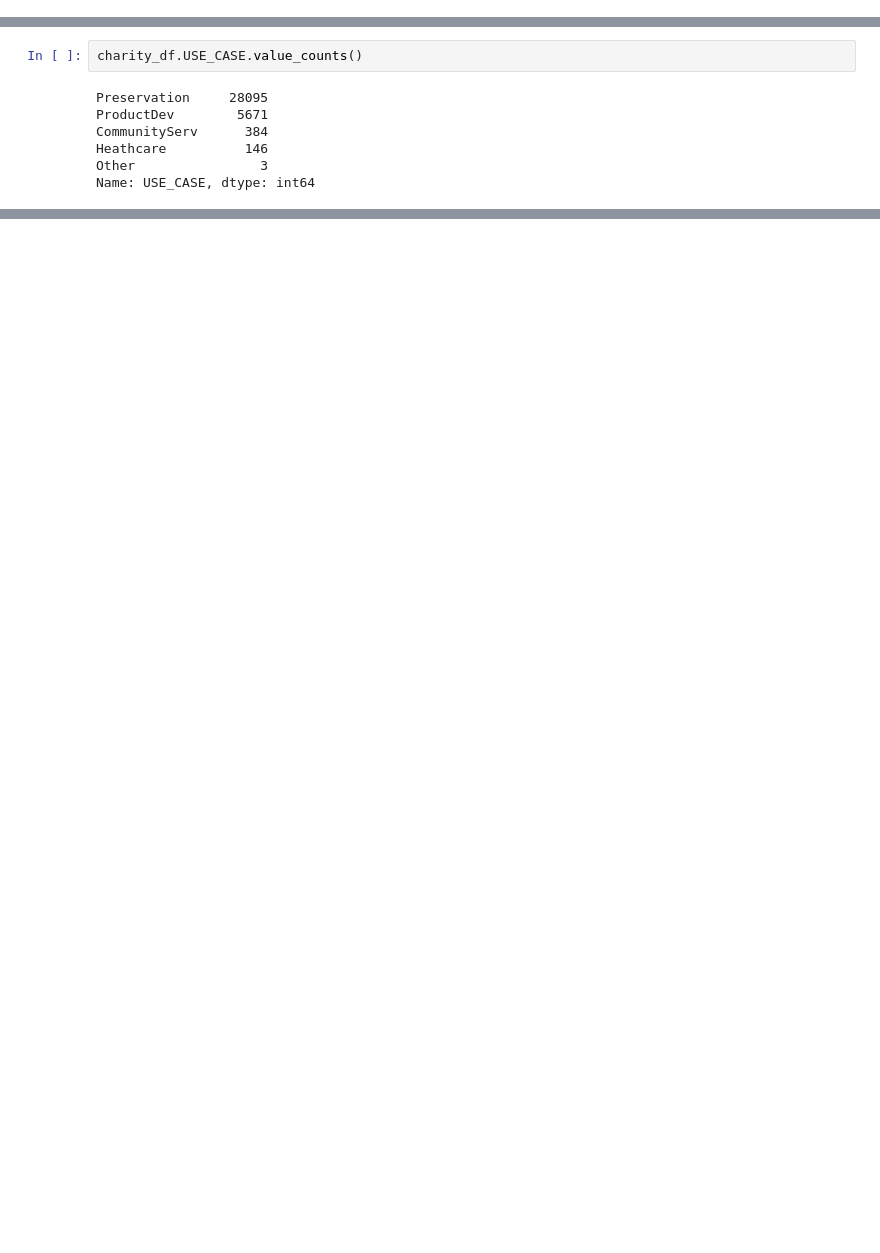
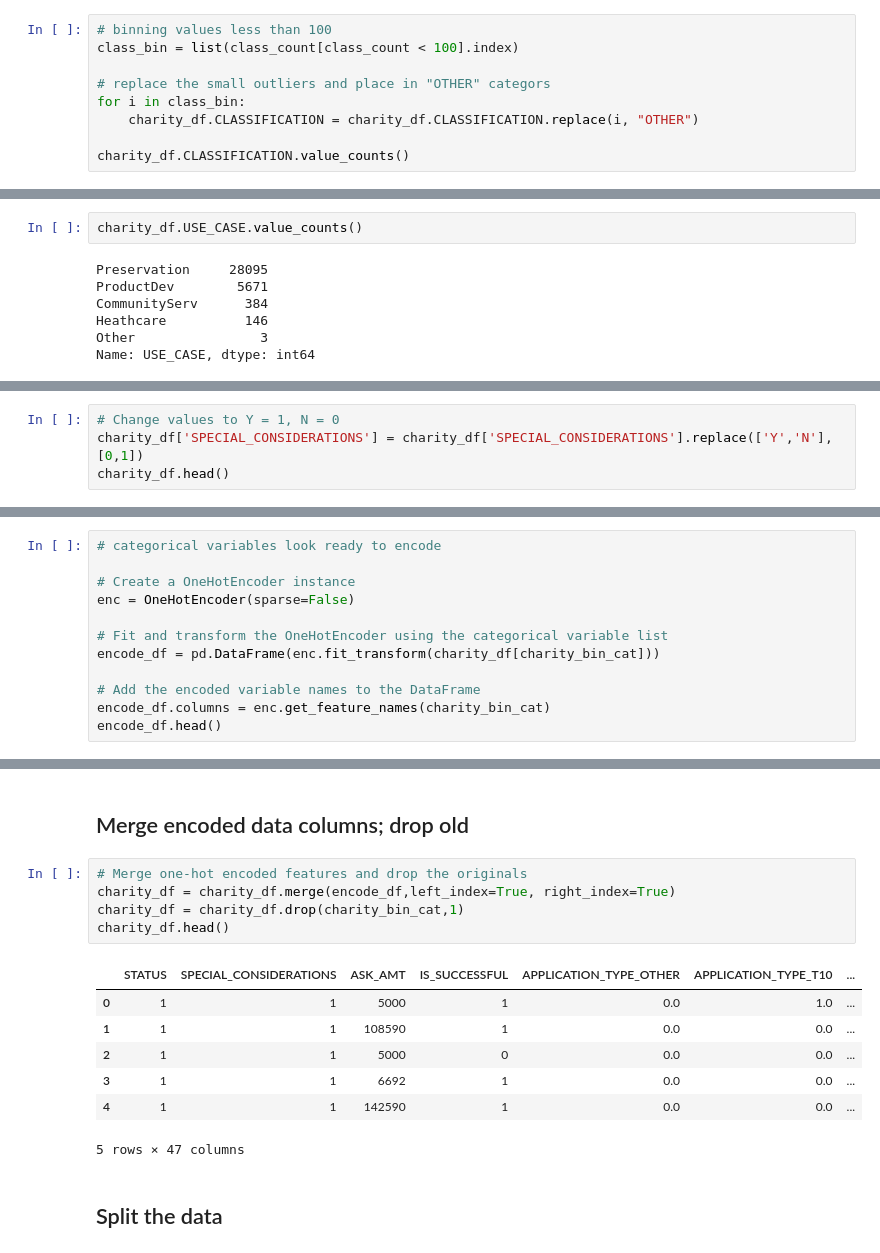
Before and after one commit to TrentBrunson/Neural_Networks, a Jupyter notebook: AlphabetSoupChall.ipynb, the cells around one changed output, grey strips where cells are left out. Cells and saved outputs as stored; diff of their text form; blank space fills up the shorter version.

```diff
--- a/AlphabetSoupChall.ipynb
+++ b/AlphabetSoupChall.ipynb
@@ -230,3 +226,12 @@ charity_df.CLASSIFICATION.value_counts().plot.density()
 # %% [output]
 <matplotlib.axes._subplots.AxesSubplot at 0x...>
 [figure]
+# %%
+# binning values less than 100
+class_bin = list(class_count[class_count < 100].index)
+
+# replace the small outliers and place in "OTHER" categors
+for i in class_bin:
+    charity_df.CLASSIFICATION = charity_df.CLASSIFICATION.replace(i, "OTHER")
+
+charity_df.CLASSIFICATION.value_counts()
@@ -241,0 +288,4 @@ Name: USE_CASE, dtype: int64
+# %%
+# Change values to Y = 1, N = 0
+charity_df['SPECIAL_CONSIDERATIONS'] = charity_df['SPECIAL_CONSIDERATIONS'].replace(['Y','N'], [0,1])
+charity_df.head()
@@ -241,0 +326,12 @@ Name: USE_CASE, dtype: int64
+# %%
+# categorical variables look ready to encode
+
+# Create a OneHotEncoder instance
+enc = OneHotEncoder(sparse=False)
+
+# Fit and transform the OneHotEncoder using the categorical variable list
+encode_df = pd.DataFrame(enc.fit_transform(charity_df[charity_bin_cat]))
+
+# Add the encoded variable names to the DataFrame
+encode_df.columns = enc.get_feature_names(charity_bin_cat)
+encode_df.head()
@@ -241,0 +346,17 @@ Name: USE_CASE, dtype: int64
+# %% [markdown]
+## Merge encoded data columns; drop old
+# %%
+# Merge one-hot encoded features and drop the originals
+charity_df = charity_df.merge(encode_df,left_index=True, right_index=True)
+charity_df = charity_df.drop(charity_bin_cat,1)
+charity_df.head()
+# %% [output]
+|  | STATUS | SPECIAL_CONSIDERATIONS | ASK_AMT | IS_SUCCESSFUL | APPLICATION_TYPE_OTHER | APPLICATION_TYPE_T10 | ... |
+| 0 | 1 | 1 | 5000 | 1 | 0.0 | 1.0 | ... |
+| 1 | 1 | 1 | 108590 | 1 | 0.0 | 0.0 | ... |
+| 2 | 1 | 1 | 5000 | 0 | 0.0 | 0.0 | ... |
+| 3 | 1 | 1 | 6692 | 1 | 0.0 | 0.0 | ... |
+| 4 | 1 | 1 | 142590 | 1 | 0.0 | 0.0 | ... |
+5 rows × 47 columns
+# %% [markdown]
+## Split the data
```
Also changed, not shown: parts of 29 cells of this notebook, 1 other file.
